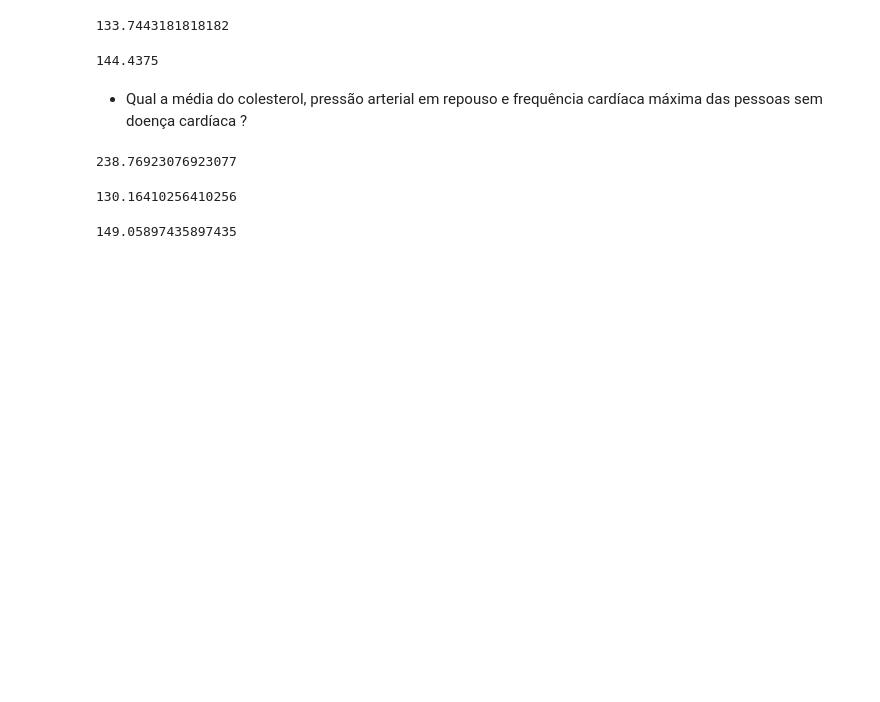
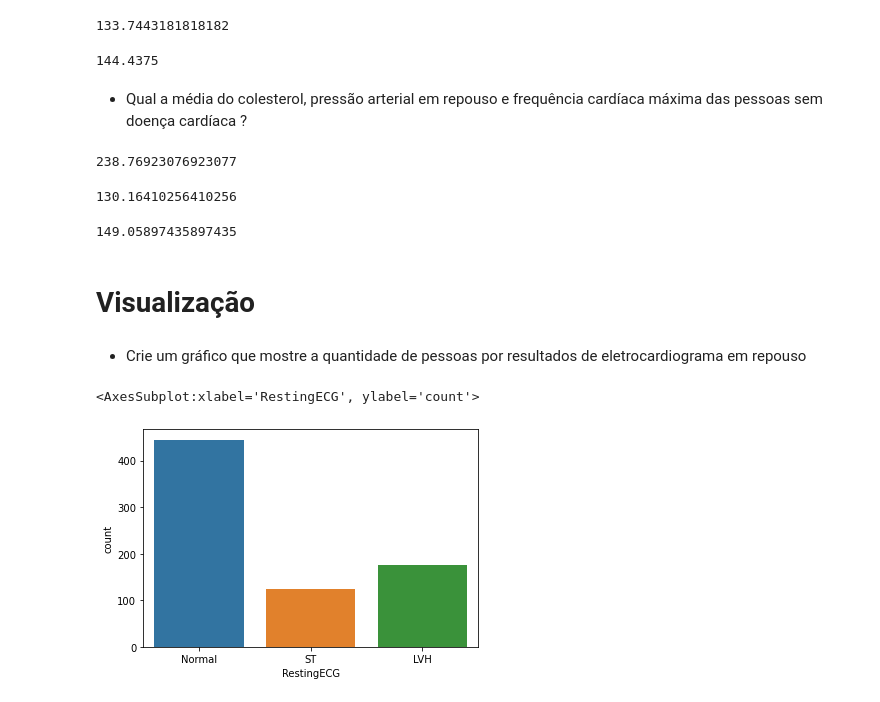
Before and after one commit to jvitorgf/data-capstone-heart-failure, a Jupyter notebook: data_capstone_heart_failure.ipynb, the cells around one changed output. Drawn from its saved outputs; the diff is of its cells as text; code cells hidden in the pictures; blank space fills up the shorter version.

```diff
--- a/data_capstone_heart_failure.ipynb
+++ b/data_capstone_heart_failure.ipynb
@@ -183,3 +183,12 @@ df[df['HeartDisease'] == 0]['RestingBP'].mean()
 df[df['HeartDisease'] == 0]['MaxHR'].mean()
 # %% [output]
 149.05897435897435
+# %% [markdown]
+# Visualização
+# %% [markdown]
+* Crie um gráfico que mostre a quantidade de pessoas por resultados de eletrocardiograma em repouso
+# %%
+sn.countplot(x='RestingECG',data=df)
+# %% [output]
+<AxesSubplot:xlabel='RestingECG', ylabel='count'>
+[figure, added]
```
Also changed, not shown: parts of 5 cells of this notebook.
